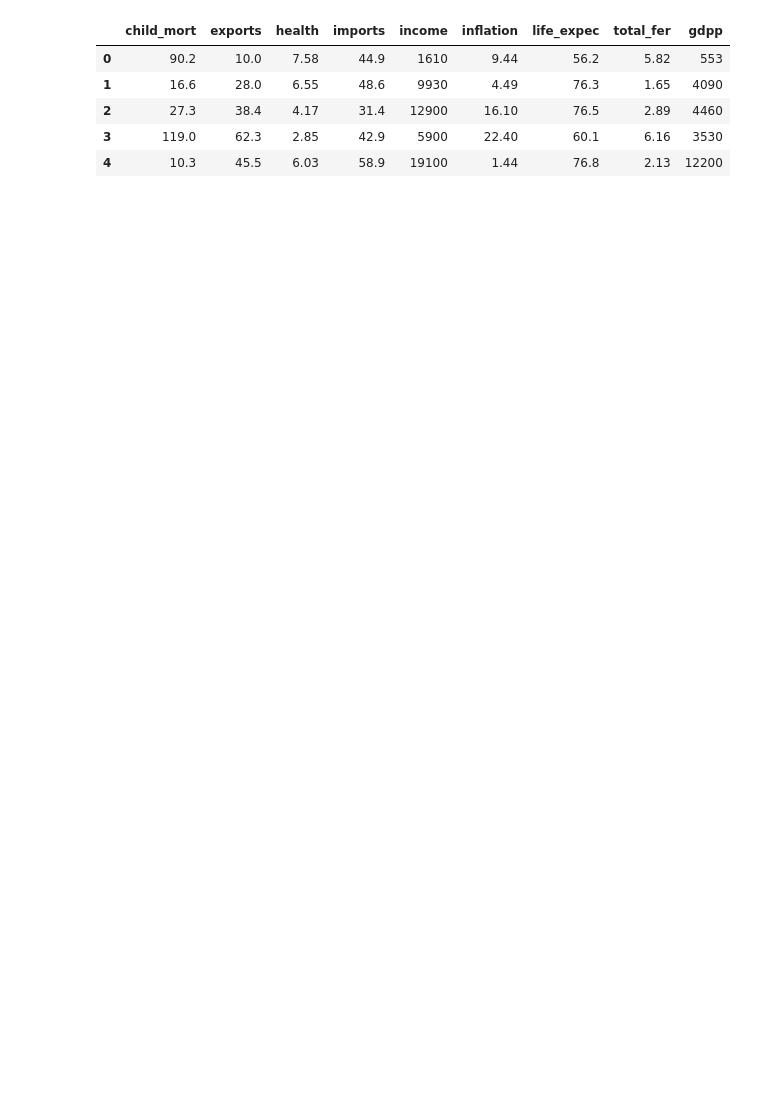
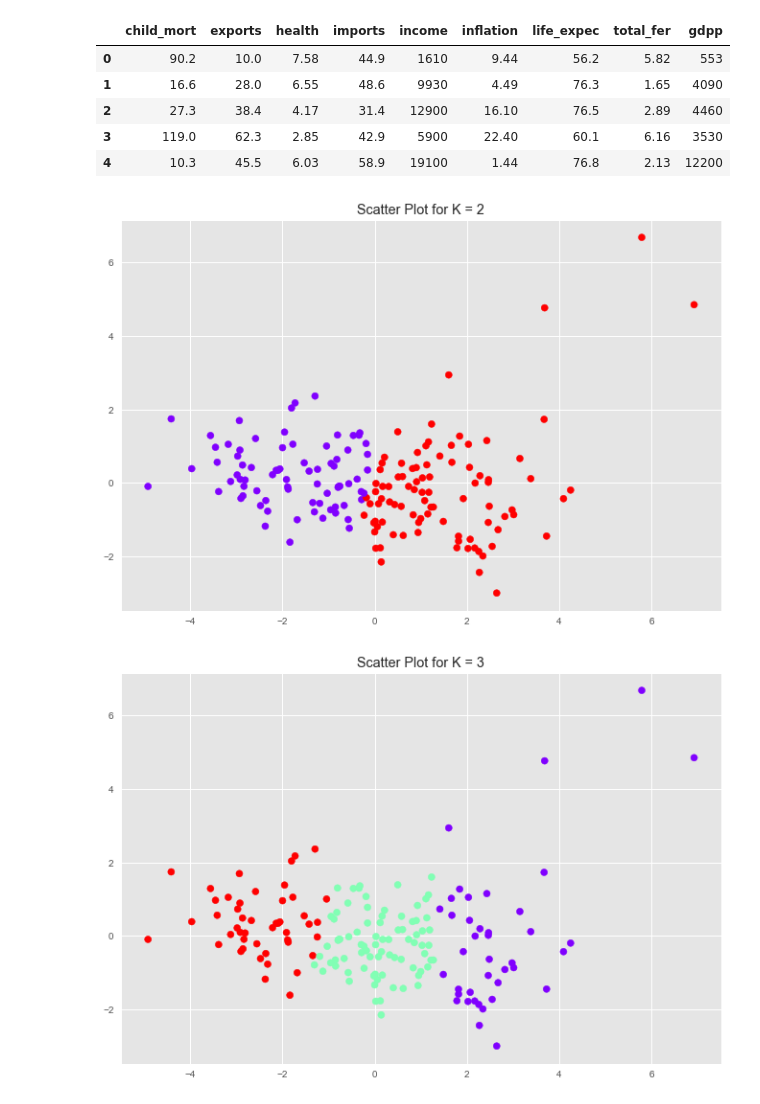
Before and after one commit to hnslmp/machine_learning_ui, a Jupyter notebook: 4.Clustering/clustering.ipynb, the cells around one changed output. Saved outputs shown, nothing was run; the diff lists cells and outputs as text; code cells hidden in the pictures; blank space fills up the shorter version.

```diff
--- a/4.Clustering/clustering.ipynb
+++ b/4.Clustering/clustering.ipynb
@@ -28,19 +33,28 @@ data_scaled = scaler.fit_transform(data)
 # %%
 #K-Means
 from sklearn.cluster import KMeans
 kmeans_parameter = {
     "init": "random",
     "n_init": 10,
     "max_iter": 300,
     "random_state": 42,
 }
 
 silhouette_kmeans = []
 sse = []
 
 for k in range(2, 11):
     kmeans = KMeans(n_clusters=k, **kmeans_parameter)
-    kmeans.fit(data_scaled)
+    kmeans.fit(pca_data)
+
     sse.append(kmeans.inertia_)
-    score = silhouette_score(data_scaled, kmeans.labels_)
+    score = silhouette_score(pca_data, kmeans.labels_)
     silhouette_kmeans.append(score)
+
+    plt.figure(figsize=(10, 7))
+    title = "Scatter Plot for K = " + str(k)
+    plt.title(title)
+    plt.scatter(pca_data[:,0], pca_data[:,1], c=kmeans.labels_, cmap='rainbow')
+# %% [output]
+[figure, added]
+[figure, added]
```
Also changed, not shown: parts of 11 cells of this notebook.
